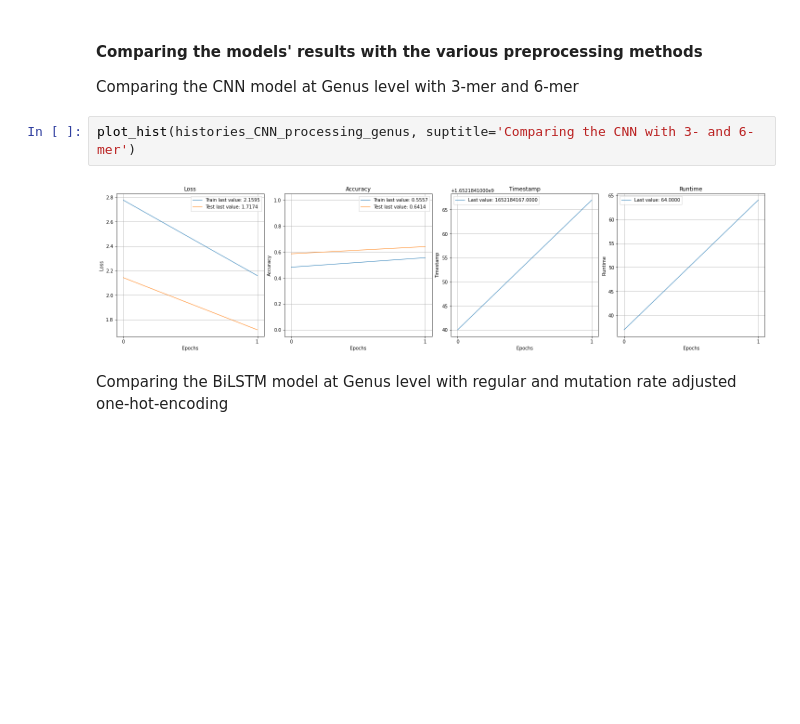
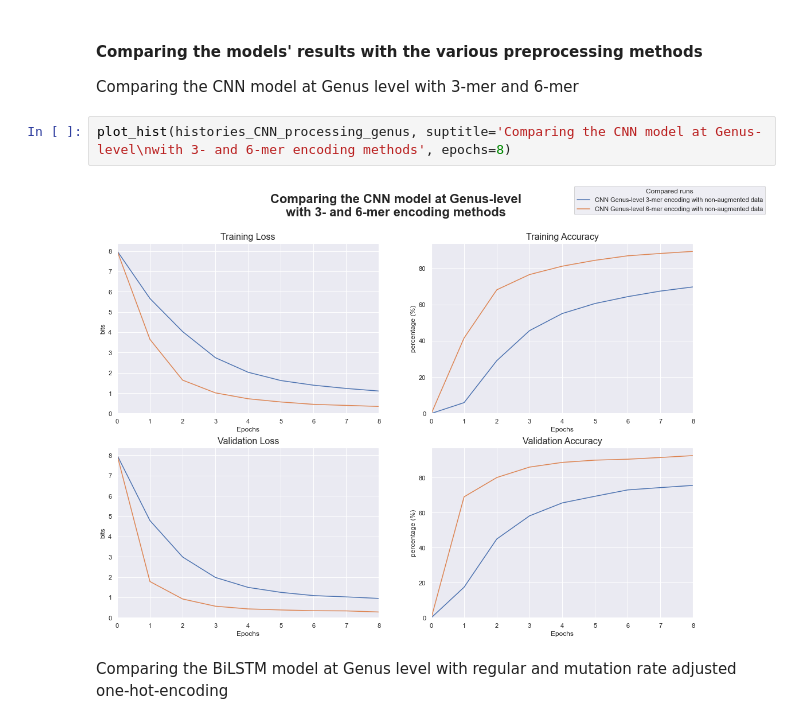
Before and after one commit to Lab-Vankerschaver/16S-ML-models, a Jupyter notebook: models_notebook.ipynb, the cells around one changed output. Cells and saved outputs as stored; diff of their text form; blank space fills up the shorter version.

```diff
--- a/models_notebook.ipynb
+++ b/models_notebook.ipynb
@@ -1006,9 +1090,9 @@ histories_models = ['CNN_gen_6_x_train_CNN_na6', 'BiLSTM_gen_x_train_RNN_na1', '
 #### Comparing the models' results with the various preprocessing methods
 Comparing the CNN model at Genus level with 3-mer and 6-mer
 # %%
-plot_hist(histories_CNN_processing_genus, suptitle='Comparing the CNN with 3- and 6-mer')
+plot_hist(histories_CNN_processing_genus, suptitle='Comparing the CNN model at Genus-level\nwith 3- and 6-mer encoding methods', epochs=8)
 # %% [output]
-[figure, old version]
+[figure, new version]
 # %% [markdown]
 Comparing the BiLSTM model at Genus level with regular and mutation rate adjusted one-hot-encoding
 # %%
```
Also changed, not shown: parts of 9 cells of this notebook.
